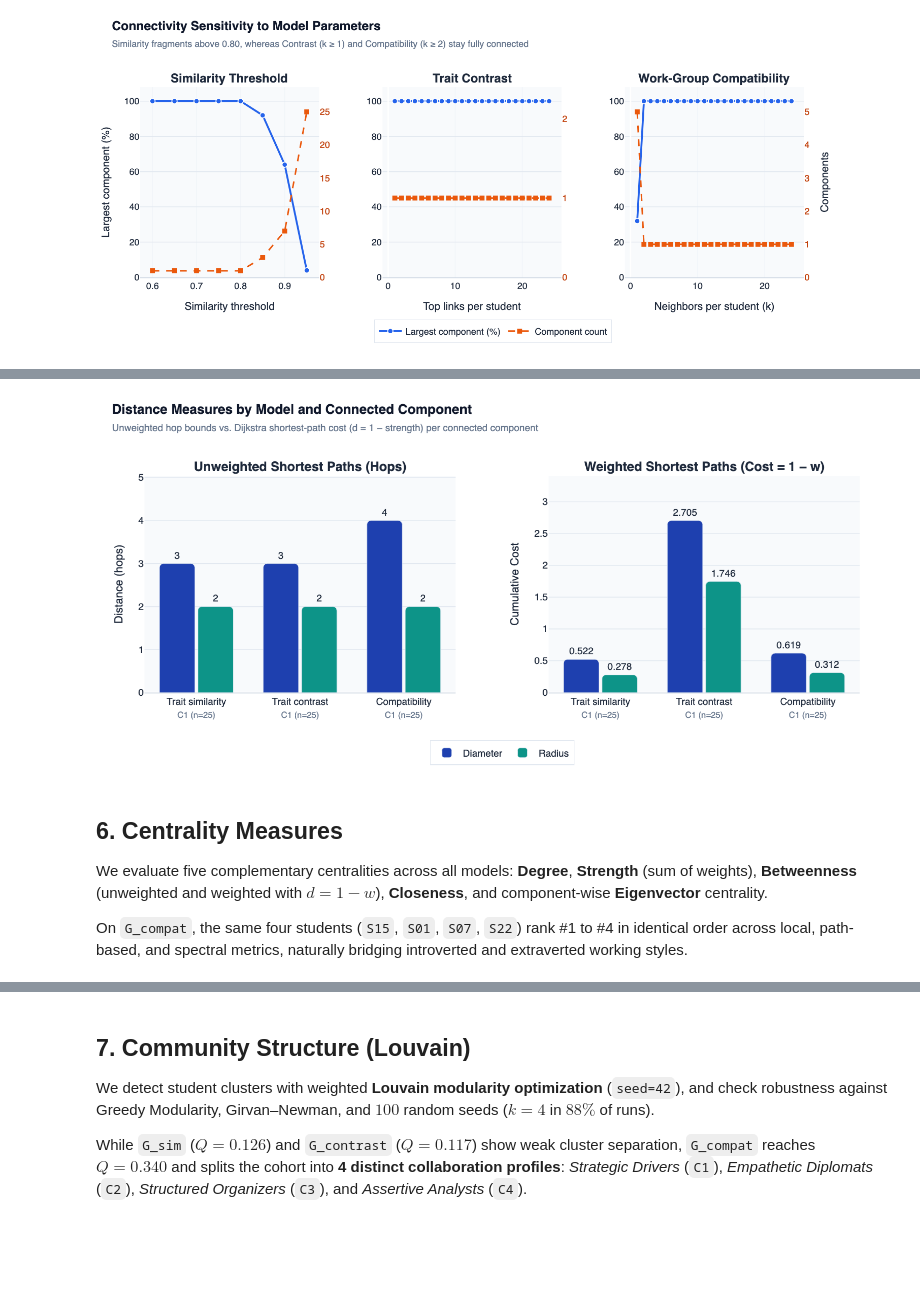
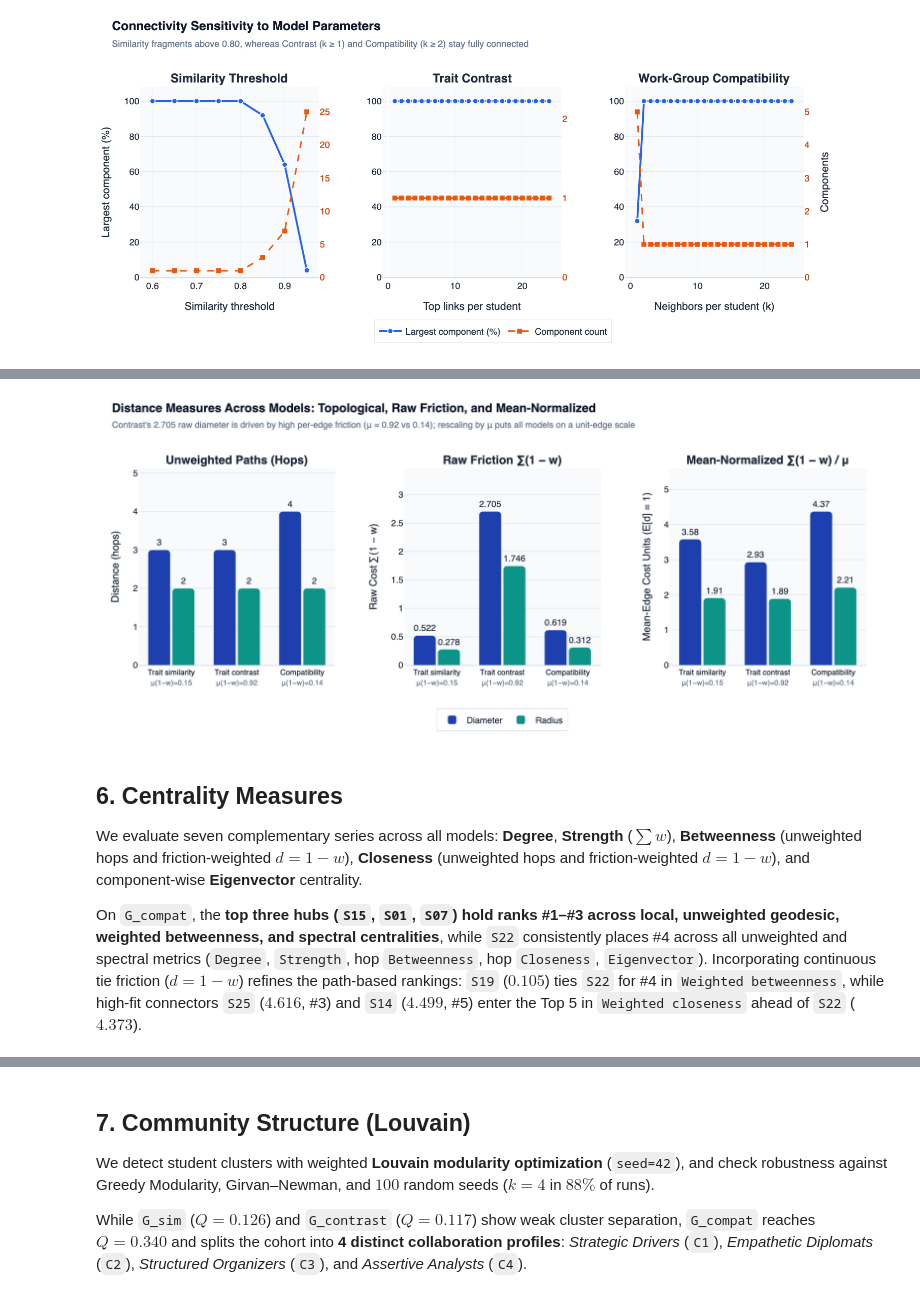
Before and after one commit to Waxguillermo/mbti-graph-analytics, a Jupyter notebook: base_notebook.ipynb, the cells around one changed output, grey strips where cells are left out. Drawn from its saved outputs; the diff is of its cells as text; code cells hidden in the pictures; blank space fills up the shorter version.

Commit message:
feat(metrics): add mean-normalized distances, center/periphery outputs, and weighted centralities

```diff
--- a/base_notebook.ipynb
+++ b/base_notebook.ipynb
@@ -1092,34 +1132,40 @@ display(distance_results)
 # %%
-# Compare hop distances and strength-derived costs for every connected component.
+# Compare hop distances, raw friction (1 - w), and mean-normalized friction across models.
 distance_plot = distance_results.copy()
 distance_plot["Component label"] = distance_plot.apply(
     lambda row: (
         f"{row['Model'].replace('Work-group ', '').capitalize()}"
-        f"<br><span style='font-size:10.5px;color:#64748B'>C{int(row['Component'])} (n={int(row['Component nodes'])})</span>"
+        f"<br><span style='font-size:10px;color:#64748B'>μ(1−w)={row['Mean edge friction (1 - w)']:.2f}</span>"
     ),
     axis=1,
 )
 
 fig_dist = make_subplots(
     rows=1,
-    cols=2,
+    cols=3,
     subplot_titles=(
-        "<b>Unweighted Shortest Paths (Hops)</b>",
-        "<b>Weighted Shortest Paths (Cost = 1 − w)</b>",
+        "<b>Unweighted Paths (Hops)</b>",
+        "<b>Raw Friction ∑(1 − w)</b>",
+        "<b>Mean-Normalized ∑(1 − w) / μ</b>",
     ),
-    horizontal_spacing=0.13,
+    horizontal_spacing=0.095,
 )
-for col_idx, (d_col, r_col, fmt) in enumerate(
-    [
-        ("Diameter (hops)", "Radius (hops)", "{:.0f}"),
-        (
-            "Weighted diameter (sum of 1 - w)",
-            "Weighted radius (sum of 1 - w)",
-            "{:.3f}",
-        ),
-    ],
-    start=1,
-):
+panel_specs = [
+    ("Diameter (hops)", "Radius (hops)", "{:.0f}", "Distance (hops)"),
+    (
+        "Weighted diameter (sum of 1 - w)",
+        "Weighted radius (sum of 1 - w)",
+        "{:.3f}",
+        "Raw Cost ∑(1 − w)",
+    ),
+    (
+        "Mean-scaled diameter",
+        "Mean-scaled radius",
+        "{:.2f}",
+        "Mean-Edge Cost Units (E[d] = 1)",
+    ),
+]
+for col_idx, (d_col, r_col, fmt, y_title) in enumerate(panel_specs, start=1):
     fig_dist.add_trace(
         go.Bar(
             x=distance_plot["Component label"],
@@ -1147,8 +1193,8 @@ for col_idx, (d_col, r_col, fmt) in enumerate(
         col=col_idx,
     )
     fig_dist.update_yaxes(
-        title_text="Distance (hops)" if col_idx == 1 else "Cumulative Cost",
-        range=[0, float(distance_plot[d_col].max()) * 1.26],
+        title_text=y_title,
+        range=[0, float(distance_plot[d_col].max()) * 1.28],
         gridcolor="#E2E8F0",
         row=1,
         col=col_idx,
@@ -1156,6 +1202,7 @@ for col_idx, (d_col, r_col, fmt) in enumerate(
     fig_dist.update_xaxes(
         tickangle=0,
         linecolor="#CBD5E1",
+        tickfont={"size": 10.5, "color": "#0F172A"},
         row=1,
         col=col_idx,
     )
@@ -1163,43 +1210,47 @@ for col_idx, (d_col, r_col, fmt) in enumerate(
 fig_dist.update_layout(
     barmode="group",
     bargap=0.26,
     bargroupgap=0.08,
     title={
-        "text": "<b>Distance Measures by Model and Connected Component</b><br><span style='font-size:12px;color:#64748B;font-weight:400'>Unweighted hop bounds vs. Dijkstra shortest-path cost (d = 1 − strength) per connected component</span>",
+        "text": (
+            "<b>Distance Measures Across Models: Topological, Raw Friction, and Mean-Normalized</b>"
+            "<br><span style='font-size:12px;color:#64748B;font-weight:400'>"
+            "Contrast's 2.705 raw diameter is driven by high per-edge friction (μ = 0.92 vs 0.14); rescaling by μ puts all models on a unit-edge scale</span>"
+        ),
         "x": 0.02,
         "y": 0.95,
         "font": {
             "size": 16.5,
             "color": "#0F172A",
             "family": "Inter, -apple-system, sans-serif",
         },
     },
-    width=980,
+    width=1080,
     height=470,
     paper_bgcolor="#FFFFFF",
     plot_bgcolor="#F8FAFC",
     font={"family": "Inter, -apple-system, sans-serif", "color": "#1E293B"},
     legend={
         "orientation": "h",
         "x": 0.5,
         "xanchor": "center",
         "y": -0.22,
         "yanchor": "top",
         "bgcolor": "rgba(255,255,255,0.95)",
         "bordercolor": "#E2E8F0",
         "borderwidth": 1,
     },
-    margin={"l": 60, "r": 35, "t": 100, "b": 95},
+    margin={"l": 58, "r": 30, "t": 100, "b": 95},
 )
 fig_dist.show()
 # %% [output]
-[figure, old version]
+[figure, new version]
 # %% [markdown]
 ## 6. Centrality Measures
 
-We evaluate five complementary centralities across all models: **Degree**, **Strength** (sum of weights), **Betweenness** (unweighted and weighted with $d = 1 - w$), **Closeness**, and component-wise **Eigenvector** centrality.
+We evaluate seven complementary series across all models: **Degree**, **Strength** ($\sum w$), **Betweenness** (unweighted hops and friction-weighted $d = 1 - w$), **Closeness** (unweighted hops and friction-weighted $d = 1 - w$), and component-wise **Eigenvector** centrality.
 
-On `G_compat`, the same four students (`S15`, `S01`, `S07`, `S22`) rank #1 to #4 in identical order across local, path-based, and spectral metrics, naturally bridging introverted and extraverted working styles.
+On `G_compat`, the **top three hubs (`S15`, `S01`, `S07`) hold ranks #1–#3 across local, unweighted geodesic, weighted betweenness, and spectral centralities**, while `S22` consistently places #4 across all unweighted and spectral metrics (`Degree`, `Strength`, hop `Betweenness`, hop `Closeness`, `Eigenvector`). Incorporating continuous tie friction ($d = 1 - w$) refines the path-based rankings: `S19` ($0.105$) ties `S22` for #4 in `Weighted betweenness`, while high-fit connectors `S25` ($4.616$, #3) and `S14` ($4.499$, #5) enter the Top 5 in `Weighted closeness` ahead of `S22` ($4.373$).
 # %%
 graph_models = [
     ("Trait similarity", G_sim),
```
Also changed, not shown: parts of 4 cells of this notebook.
